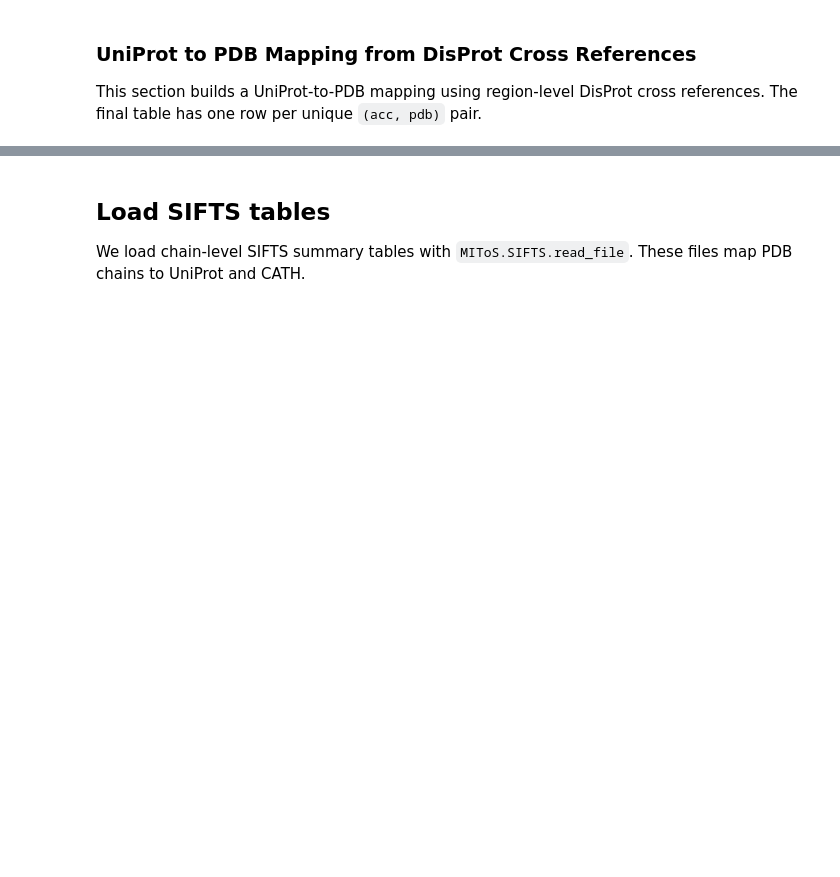
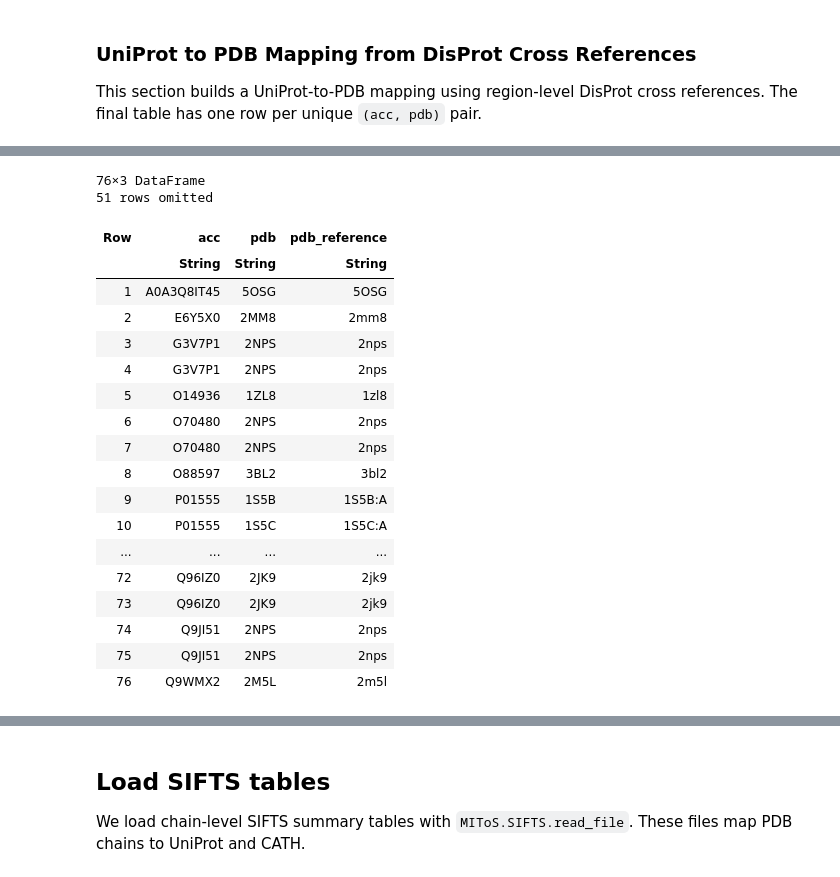
Before and after one commit to diegozea/IDRBindingDataset.jl, a Jupyter notebook: scripts/04_first_stats.ipynb, the cells around one changed output, grey strips where cells are left out. Drawn from its saved outputs; the diff is of its cells as text; code cells hidden in the pictures; blank space fills up the shorter version.

```diff
--- a/scripts/04_first_stats.ipynb
+++ b/scripts/04_first_stats.ipynb
@@ -176 +196,26 @@ const EMPTY_PDB_REF_ROWS = DataFrame(acc = String[], pdb = String[]);
+# %%
+# pdb is the cleaned canonical PDB ID used for joins/lookups
+# pdb_reference is the original PDB ID as listed in DisProt kept for provenance/debugging
+REGION_LEVEL_PDB_REFS[REGION_LEVEL_PDB_REFS.pdb .!= REGION_LEVEL_PDB_REFS.pdb_reference, :]
+# %% [output]
+76×3 DataFrame
+51 rows omitted
+| Row | acc | pdb | pdb_reference |
+|  | String | String | String |
+| 1 | A0A3Q8IT45 | 5OSG | 5OSG |
+| 2 | E6Y5X0 | 2MM8 | 2mm8 |
+| 3 | G3V7P1 | 2NPS | 2nps |
+| 4 | G3V7P1 | 2NPS | 2nps |
+| 5 | O14936 | 1ZL8 | 1zl8 |
+| 6 | O70480 | 2NPS | 2nps |
+| 7 | O70480 | 2NPS | 2nps |
+| 8 | O88597 | 3BL2 | 3bl2 |
+| 9 | P01555 | 1S5B | 1S5B:A |
+| 10 | P01555 | 1S5C | 1S5C:A |
+| ... | ... | ... | ... |
+| 72 | Q96IZ0 | 2JK9 | 2jk9 |
+| 73 | Q96IZ0 | 2JK9 | 2jk9 |
+| 74 | Q9JI51 | 2NPS | 2nps |
+| 75 | Q9JI51 | 2NPS | 2nps |
+| 76 | Q9WMX2 | 2M5L | 2m5l |
 # %%
```
Also changed, not shown: parts of 20 cells of this notebook, 14 other files.
